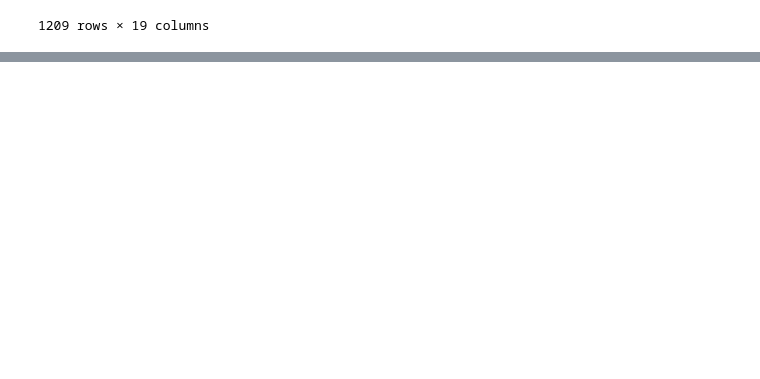
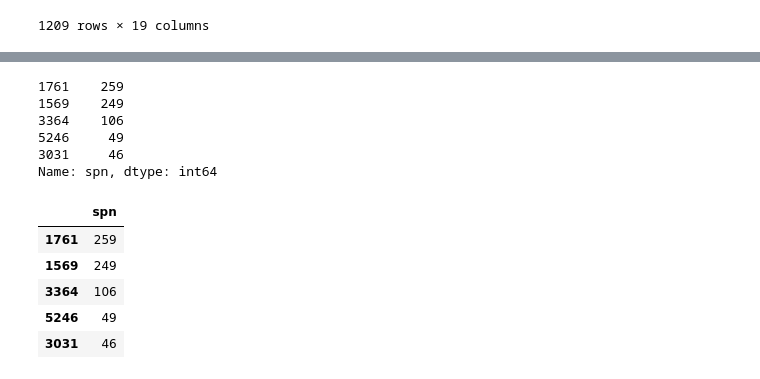
Before and after one commit to Barrett-Rogers/dq8-kingpins, a Jupyter notebook: big_g_foyaz.ipynb, the cells around one changed output, grey strips where cells are left out. Drawn from its saved outputs; the diff is of its cells as text; code cells hidden in the pictures; blank space fills up the shorter version.

```diff
--- a/big_g_foyaz.ipynb
+++ b/big_g_foyaz.ipynb
@@ -425,0 +451,20 @@ TypeError: 'method' object is not subscriptable
+# %%
+x = failed_truck_df[failed_truck_df['Target'] == 1].spn.value_counts(ascending = False).head()
+x
+# %% [output]
+1761    259
+1569    249
+3364    106
+5246     49
+3031     46
+Name: spn, dtype: int64
+# %%
+x = pd.DataFrame(x)
+x
+# %% [output]
+|  | spn |
+| 1761 | 259 |
+| 1569 | 249 |
+| 3364 | 106 |
+| 5246 | 49 |
+| 3031 | 46 |
```
Also changed, not shown: parts of 6 cells of this notebook.
